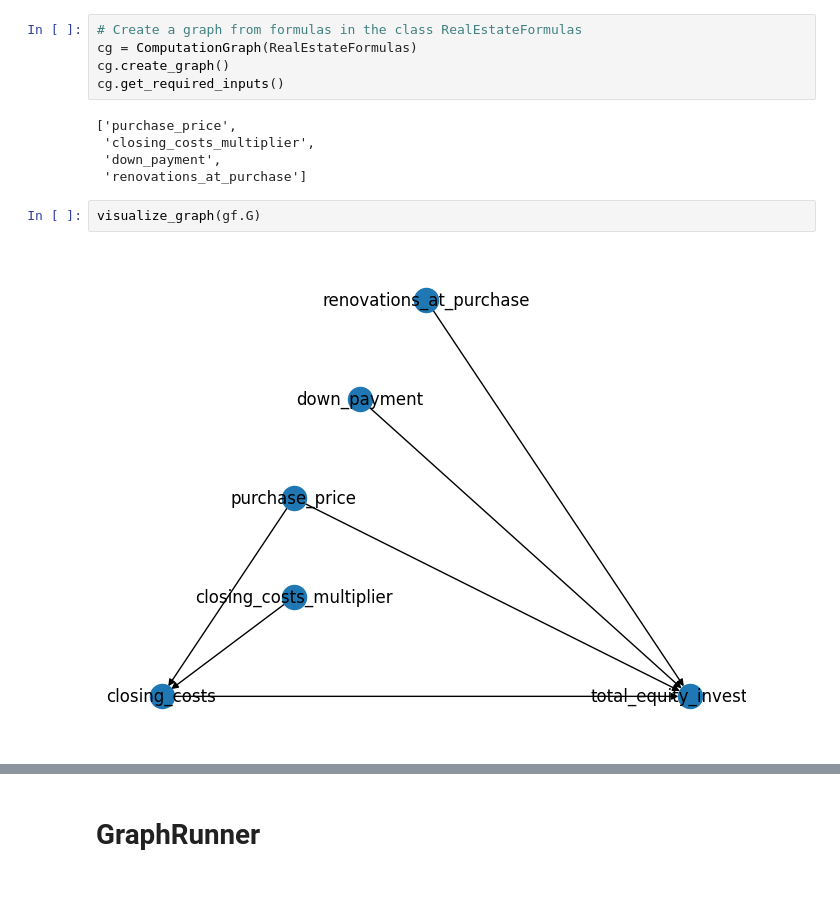
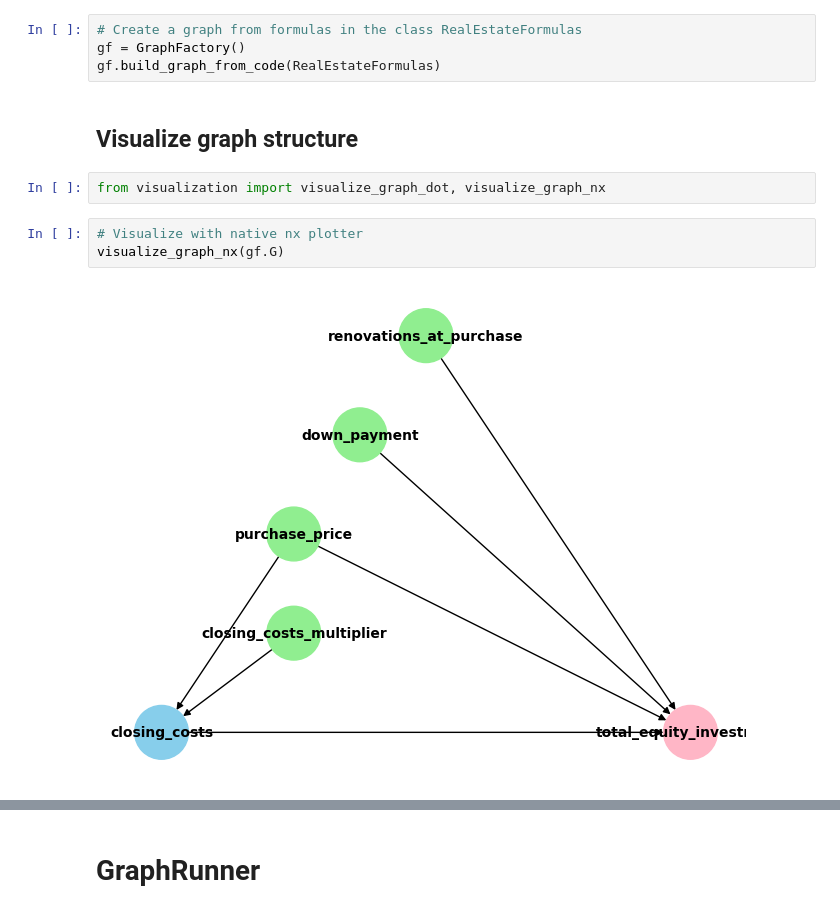
Before and after one commit to jawneller/Dagger, a Jupyter notebook: demo.ipynb, the cells around one changed output, grey strips where cells are left out. Saved outputs shown, nothing was run; the diff lists cells and outputs as text.

```diff
--- a/demo.ipynb
+++ b/demo.ipynb
@@ -8,14 +23,13 @@ from computation_graph import GraphFactory, GraphRunner, visualize_graph
 # %%
 # Create a graph from formulas in the class RealEstateFormulas
-cg = ComputationGraph(RealEstateFormulas)
-cg.create_graph()
-cg.get_required_inputs()
+gf = GraphFactory()
+gf.build_graph_from_code(RealEstateFormulas)
-# %% [output]
-['purchase_price',
- 'closing_costs_multiplier',
- 'down_payment',
- 'renovations_at_purchase']
-# %%
-visualize_graph(gf.G)
-# %% [output]
-[figure, removed]
+# %% [markdown]
+## Visualize graph structure
+# %%
+from visualization import visualize_graph_dot, visualize_graph_nx
+# %%
+# Visualize with native nx plotter
+visualize_graph_nx(gf.G)
+# %% [output]
+[figure, added]
```
Also changed, not shown: parts of 11 cells of this notebook, 4 other files.
